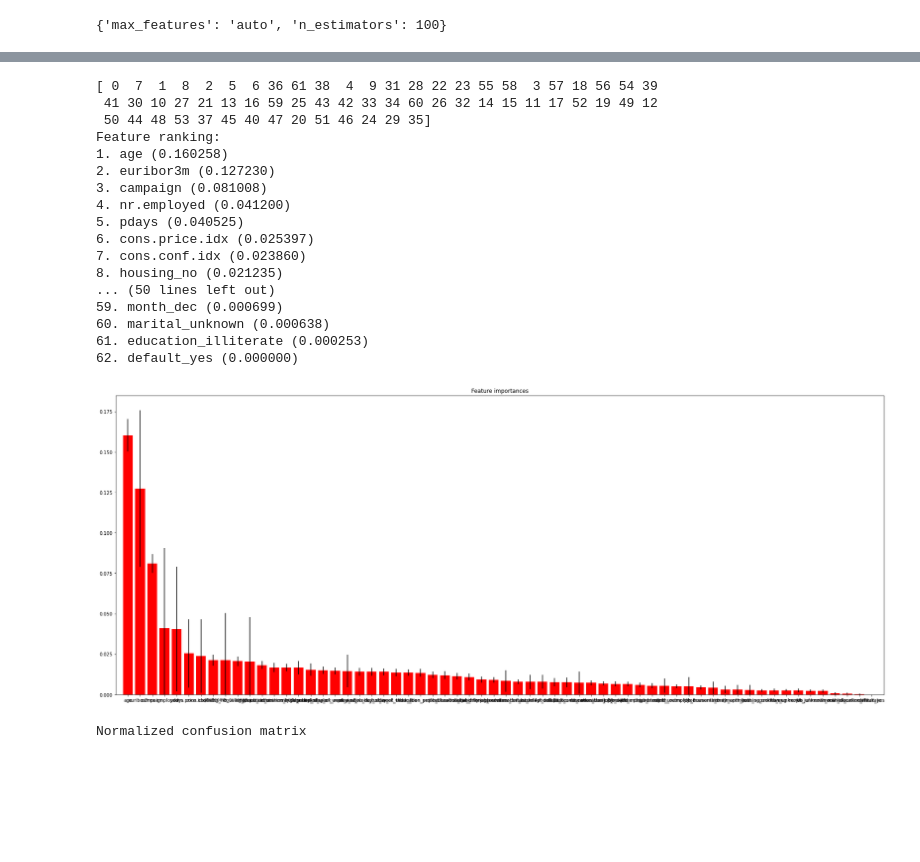
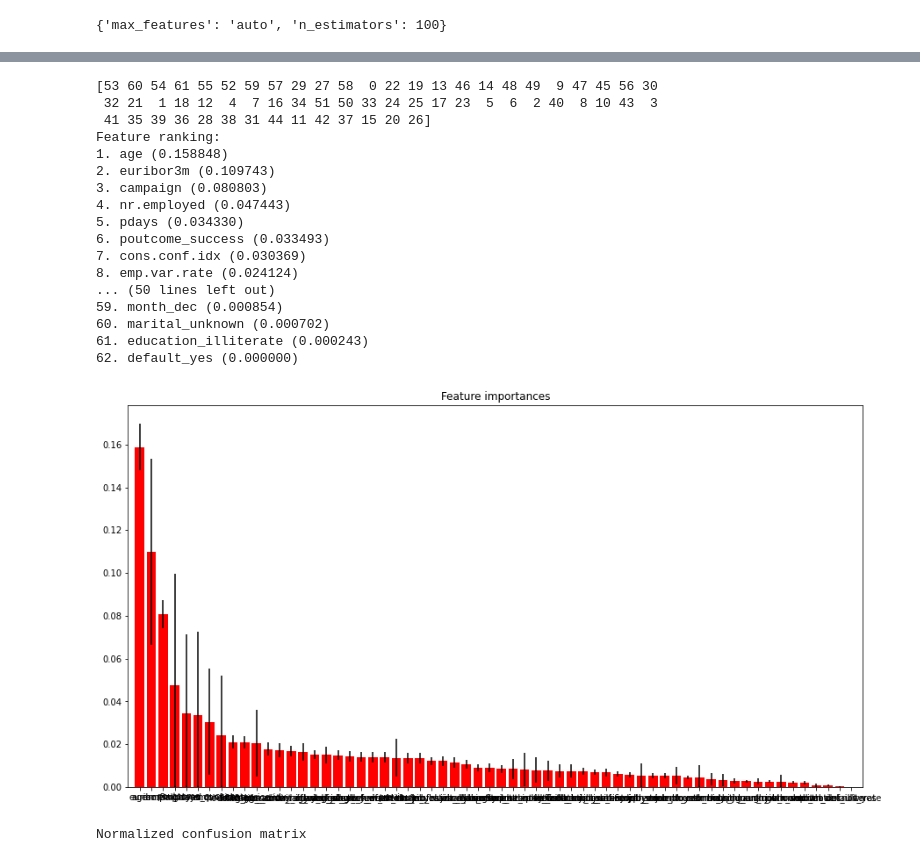
Before and after one commit to EzhilSaha/CE888, a Jupyter notebook: Lab_3/bank_classification.ipynb, the cells around one changed output, grey strips where cells are left out. Cells and saved outputs as stored; diff of their text form; code cells hidden in the pictures; blank space fills up the shorter version.

```diff
--- a/Lab_3/bank_classification.ipynb
+++ b/Lab_3/bank_classification.ipynb
@@ -131,12 +135,12 @@ Index(['age', 'duration', 'campaign', 'pdays', 'previous', 'emp.var.rate',
 # %%
-# clf = RandomForestClassifier(n_estimators=100, max_depth=3, random_state=50)
-# clf.fit(X_train, y_train)
+clf = RandomForestClassifier(n_estimators=100, max_depth=3, random_state=50)
+clf.fit(X_train, y_train)
 
-# dummy_clf = DummyClassifier(strategy='stratified')
-# dummy_clf.fit(X_train, y_train)
+dummy_clf = DummyClassifier(strategy='stratified')
+dummy_clf.fit(X_train, y_train)
 
-# dummy_scores = cross_val_score(dummy_clf, X, y, cv=10, scoring=make_scorer(f1_score))
-# scores = cross_val_score(clf, X, y, cv=10,scoring=make_scorer(f1_score))
+dummy_scores = cross_val_score(dummy_clf, X, y, cv=10, scoring=make_scorer(f1_score))
+scores = cross_val_score(clf, X, y, cv=10,scoring=make_scorer(f1_score))
 
-# print("ACC: %0.2f +/- %0.2f" % (scores.mean(), scores.std()))
-# print("Dummy ACC: %0.2f +/- %0.2f" % (dummy_scores.mean(), dummy_scores.std()))
+print("ACC: %0.2f +/- %0.2f" % (scores.mean(), scores.std()))
+print("Dummy ACC: %0.2f +/- %0.2f" % (dummy_scores.mean(), dummy_scores.std()))
@@ -164,10 +171,10 @@ Index(['age', 'duration', 'campaign', 'pdays', 'previous', 'emp.var.rate',
 
 # quiz workout 3
 
-X_train, X_test, y_train, y_test = train_test_split(X, y, test_size=0.20, random_state=50)
+# X_train, X_test, y_train, y_test = train_test_split(X, y, test_size=0.20, random_state=50)
 
-clf = RandomForestClassifier(n_estimators=400, max_depth=8, random_state=60)
-clf.fit(X_train, y_train)
-scores = cross_val_score(clf, X, y, cv=10,scoring=make_scorer(f1_score))
+# clf = RandomForestClassifier(n_estimators=400, max_depth=8, random_state=60)
+# clf.fit(X_train, y_train)
+# scores = cross_val_score(clf, X, y, cv=10,scoring=make_scorer(f1_score))
 
-print("ACC: %0.2f +/- %0.2f" % (scores.mean(), scores.std()))
+# print("ACC: %0.2f +/- %0.2f" % (scores.mean(), scores.std()))
@@ -204,45 +209,45 @@ RandomForestClassifier(bootstrap=True, ccp_alpha=0.0, class_weight=None,
 # %%
 importances = clf.feature_importances_
 std = np.std([tree.feature_importances_ for tree in clf.estimators_],
              axis=0)
 indices = np.argsort(importances)[::-1]
 print(indices)
 
 # Print the feature ranking
 print("Feature ranking:")
 
 for f in range(X.shape[1]):
     print("%d. %s (%f)" % (f + 1, features[indices[f]],  importances[indices[f]]))
 
 # Plot the feature importances of the forest
 fig = plt.figure()
 plt.title("Feature importances")
 plt.bar(range(X.shape[1]), importances[indices],
        color="r", yerr=std[indices], align="center")
 plt.xticks(range(X.shape[1]), np.array(features)[indices])
 plt.xlim([-1, X.shape[1]])
 plt.ylim([0, None])
 
-fig.set_size_inches(30,12)
+fig.set_size_inches(15,8)
 # %% [output]
-[ 0  7  1  8  2  5  6 36 61 38  4  9 31 28 22 23 55 58  3 57 18 56 54 39
- 41 30 10 27 21 13 16 59 25 43 42 33 34 60 26 32 14 15 11 17 52 19 49 12
- 50 44 48 53 37 45 40 47 20 51 46 24 29 35]
+[53 60 54 61 55 52 59 57 29 27 58  0 22 19 13 46 14 48 49  9 47 45 56 30
+ 32 21  1 18 12  4  7 16 34 51 50 33 24 25 17 23  5  6  2 40  8 10 43  3
+ 41 35 39 36 28 38 31 44 11 42 37 15 20 26]
 Feature ranking:
-1. age (0.160258)
-2. euribor3m (0.127230)
-3. campaign (0.081008)
-4. nr.employed (0.041200)
-5. pdays (0.040525)
-6. cons.price.idx (0.025397)
-7. cons.conf.idx (0.023860)
-8. housing_no (0.021235)
+1. age (0.158848)
+2. euribor3m (0.109743)
+3. campaign (0.080803)
+4. nr.employed (0.047443)
+5. pdays (0.034330)
+6. poutcome_success (0.033493)
+7. cons.conf.idx (0.030369)
+8. emp.var.rate (0.024124)
 ... (50 lines left out)
-59. month_dec (0.000699)
-60. marital_unknown (0.000638)
-61. education_illiterate (0.000253)
+59. month_dec (0.000854)
+60. marital_unknown (0.000702)
+61. education_illiterate (0.000243)
 62. default_yes (0.000000)
-[figure, old version]
+[figure, new version]
 # %%
 def plot_confusion_matrix(conf_mat, classes,
                           normalize=False,
```
Also changed, not shown: parts of 8 cells of this notebook.
